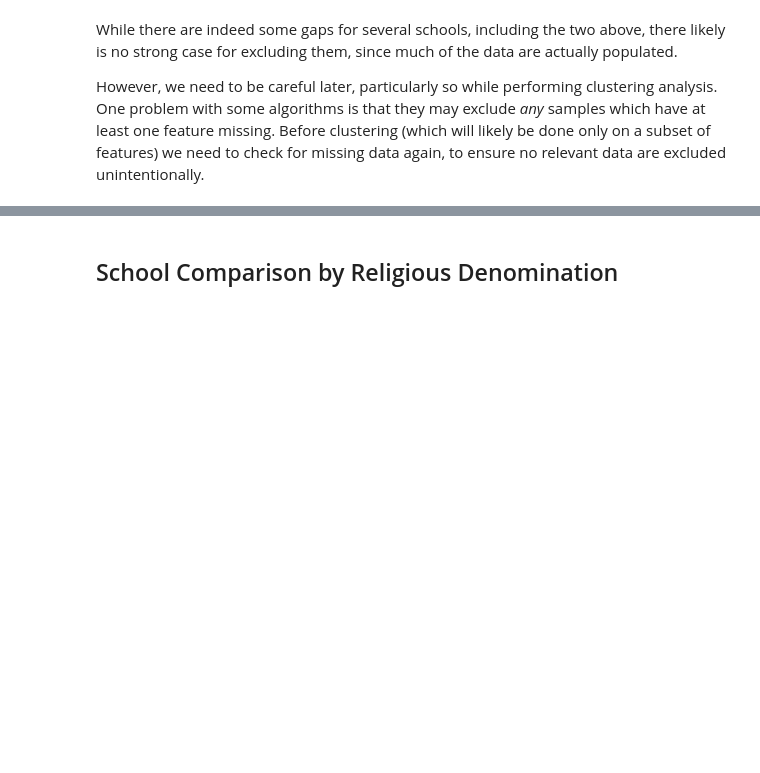
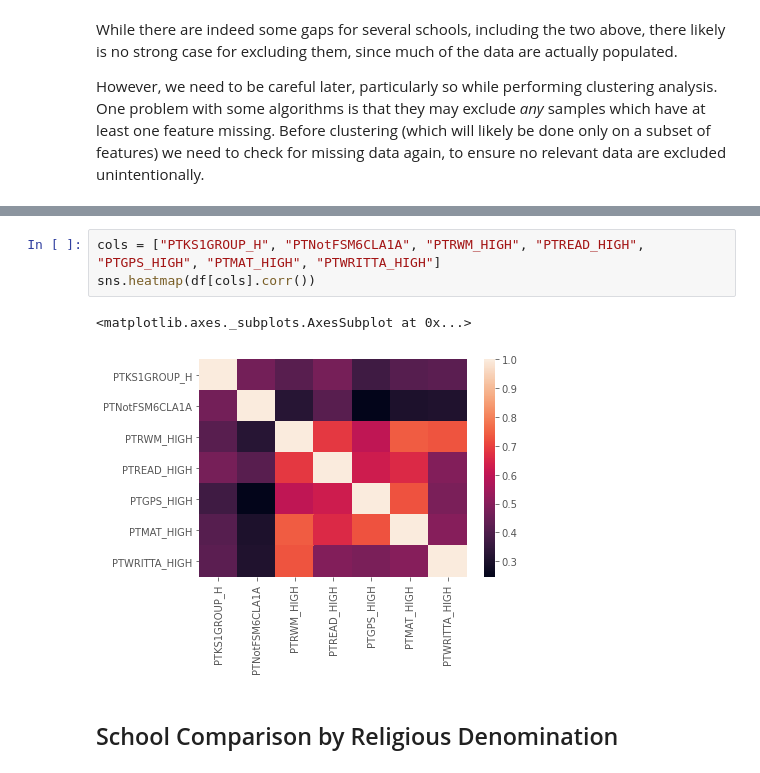
Before and after one commit to maksymantonov/schools, a Jupyter notebook: schools.ipynb, the cells around one changed output, grey strips where cells are left out. Saved outputs shown, nothing was run; the diff lists cells and outputs as text; blank space fills up the shorter version.

```diff
--- a/schools.ipynb
+++ b/schools.ipynb
@@ -790,3 +815,9 @@ However, we need to be careful later, particularly so while performing clusterin
+# %%
+cols = ["PTKS1GROUP_H", "PTNotFSM6CLA1A", "PTRWM_HIGH", "PTREAD_HIGH", "PTGPS_HIGH", "PTMAT_HIGH", "PTWRITTA_HIGH"]
+sns.heatmap(df[cols].corr())
+# %% [output]
+<matplotlib.axes._subplots.AxesSubplot at 0x...>
+[figure, added]
 # %% [markdown]
 ## School Comparison by Religious Denomination
 # %% [markdown]
```
Also changed, not shown: parts of 42 cells of this notebook.
